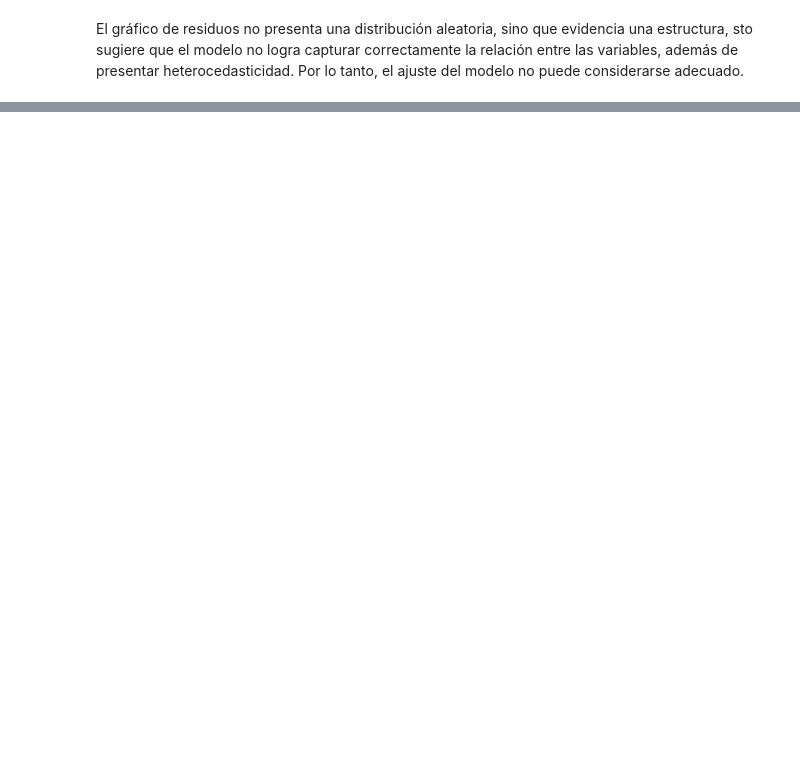
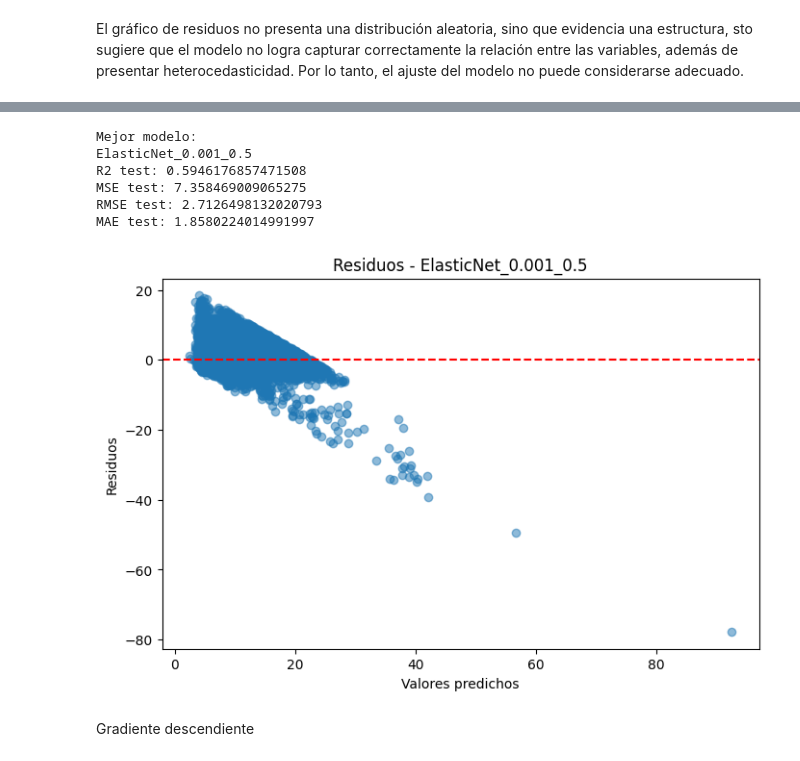
Before and after one commit to ZahirJacob/AA1-TUIA-2026C1-Dimenna-Jacob-Taborda, a Jupyter notebook: TP_regresion_AA1.ipynb, the cells around one changed output, grey strips where cells are left out. Drawn from its saved outputs; the diff is of its cells as text; code cells hidden in the pictures; blank space fills up the shorter version.

```diff
--- a/TP_regresion_AA1.ipynb
+++ b/TP_regresion_AA1.ipynb
@@ -679,0 +738,21 @@ from sklearn.linear_model import Ridge, Lasso, ElasticNet
+# %%
+modelos = [
+    ("LinearRegression", make_pipeline(StandardScaler(), LinearRegression())),
+    ("Ridge_0.1", make_pipeline(StandardScaler(), Ridge(alpha=0.1))),
+    ("Ridge_1", make_pipeline(StandardScaler(), Ridge(alpha=1))),
+    ("Ridge_10", make_pipeline(StandardScaler(), Ridge(alpha=10))),
+    ("Lasso_0.001", make_pipeline(StandardScaler(), Lasso(alpha=0.001, max_iter=10000))),
+    ("Lasso_0.01", make_pipeline(StandardScaler(), Lasso(alpha=0.01, max_iter=10000))),
+    ("ElasticNet_0.001_0.5", make_pipeline(StandardScaler(), ElasticNet(alpha=0.001, l1_ratio=0.5, max_iter=10000))),
+    ("ElasticNet_0.01_0.5", make_pipeline(StandardScaler(), ElasticNet(alpha=0.01, l1_ratio=0.5, max_iter=10000))),
+]
+
+resultados = []
+
+for nombre, modelo in modelos:
+    resultados.append(evaluar(nombre, modelo, X_train, X_test, y_train, y_test))
+
+df_resultados = pd.DataFrame(resultados).drop(columns=["modelo_obj", "y_test_pred"])
+df_resultados = df_resultados.sort_values(by="RMSE_test")
+
+df_resultados
@@ -679,0 +769,29 @@ from sklearn.linear_model import Ridge, Lasso, ElasticNet
+# %%
+mejor = sorted(resultados, key=lambda x: x["RMSE_test"])[0]
+
+print("Mejor modelo:")
+print(mejor["Modelo"])
+print("R2 test:", mejor["R2_test"])
+print("MSE test:", mejor["MSE_test"])
+print("RMSE test:", mejor["RMSE_test"])
+print("MAE test:", mejor["MAE_test"])
+
+residuos = y_test - mejor["y_test_pred"]
+
+plt.figure(figsize=(8,5))
+plt.scatter(mejor["y_test_pred"], residuos, alpha=0.5)
+plt.axhline(y=0, color='red', linestyle='--')
+plt.xlabel("Valores predichos")
+plt.ylabel("Residuos")
+plt.title(f"Residuos - {mejor['Modelo']}")
+plt.show()
+# %% [output]
+Mejor modelo:
+ElasticNet_0.001_0.5
+R2 test: 0.5946176857471508
+MSE test: 7.358469009065275
+RMSE test: 2.7126498132020793
+MAE test: 1.8580224014991997
+[figure, added]
+# %% [markdown]
+Gradiente descendiente
```
Also changed, not shown: parts of 11 cells of this notebook.
